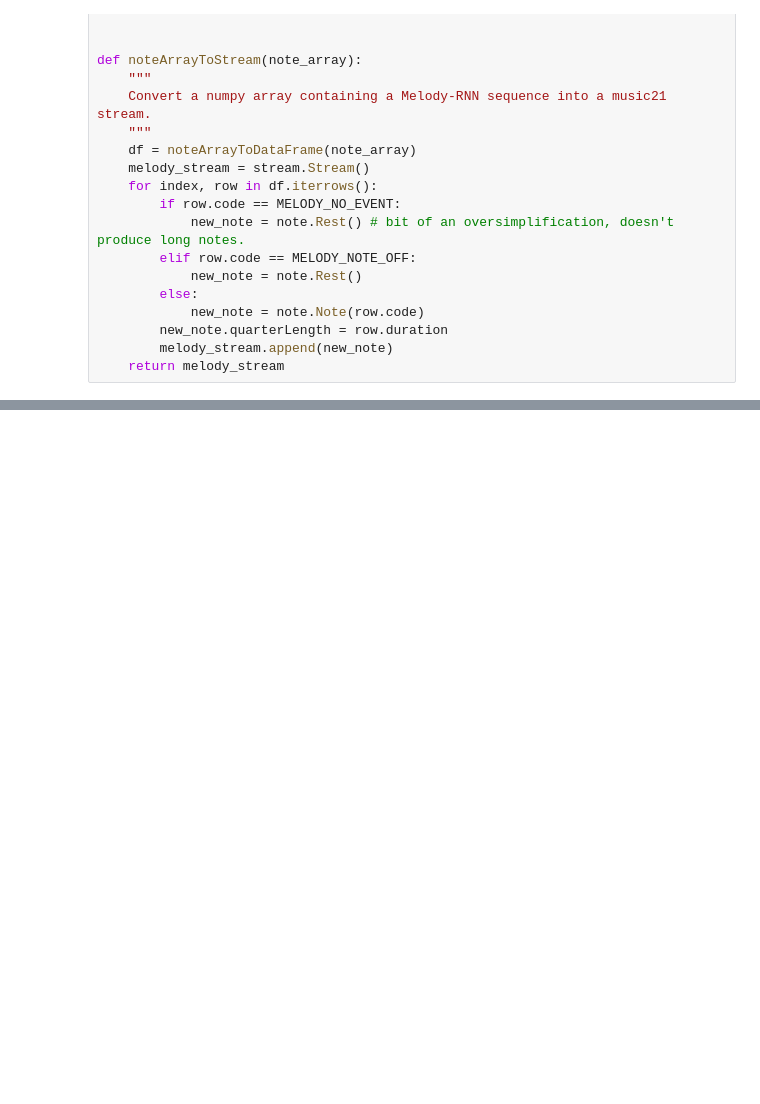
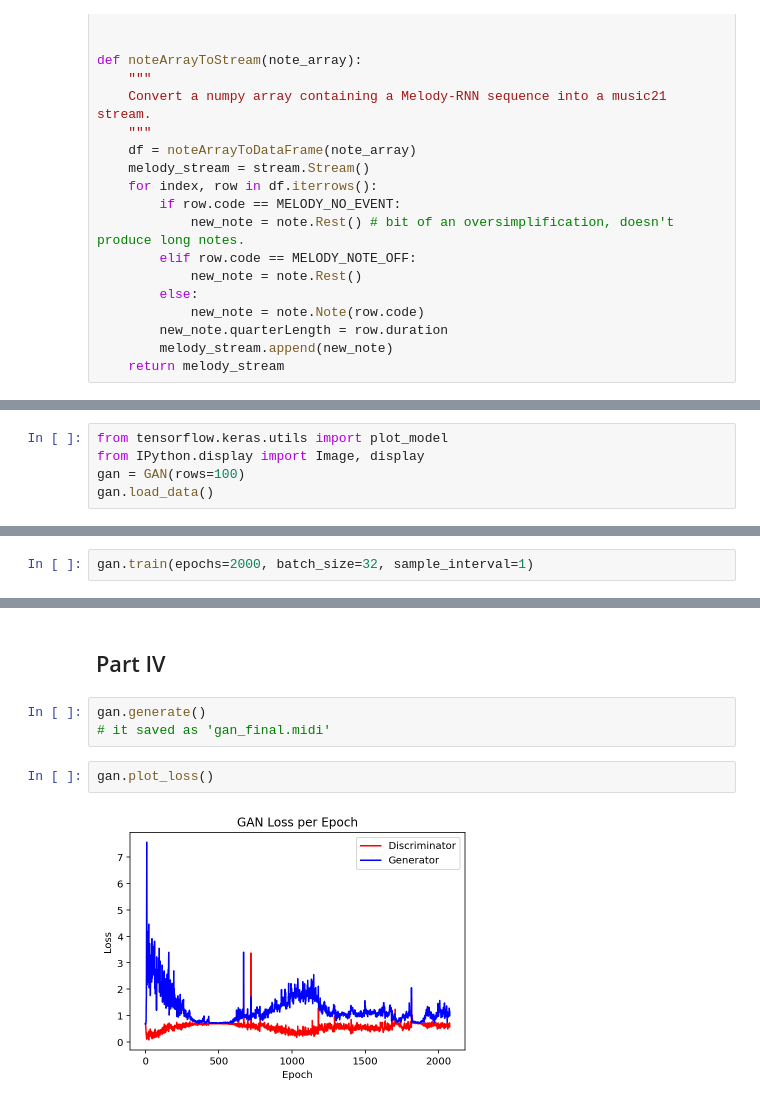
Before and after one commit to MohammadRaziei/Deep-Learning-Cource, a Jupyter notebook: HW05/HW05.ipynb, the cells around one changed output, grey strips where cells are left out. Saved outputs shown, nothing was run; the diff lists cells and outputs as text; blank space fills up the shorter version.

```diff
--- a/HW05/HW05.ipynb
+++ b/HW05/HW05.ipynb
@@ -236,0 +473,5 @@ NameError: ignored
+# %%
+from tensorflow.keras.utils import plot_model
+from IPython.display import Image, display
+gan = GAN(rows=100)
+gan.load_data()
@@ -236,0 +494,2 @@ NameError: ignored
+# %%
+gan.train(epochs=2000, batch_size=32, sample_interval=1)
@@ -236,0 +514,9 @@ NameError: ignored
+# %% [markdown]
+## Part IV
+# %%
+gan.generate()
+# it saved as 'gan_final.midi'
+# %%
+gan.plot_loss()
+# %% [output]
+[figure, added]
```
Also changed, not shown: parts of 16 cells of this notebook.
